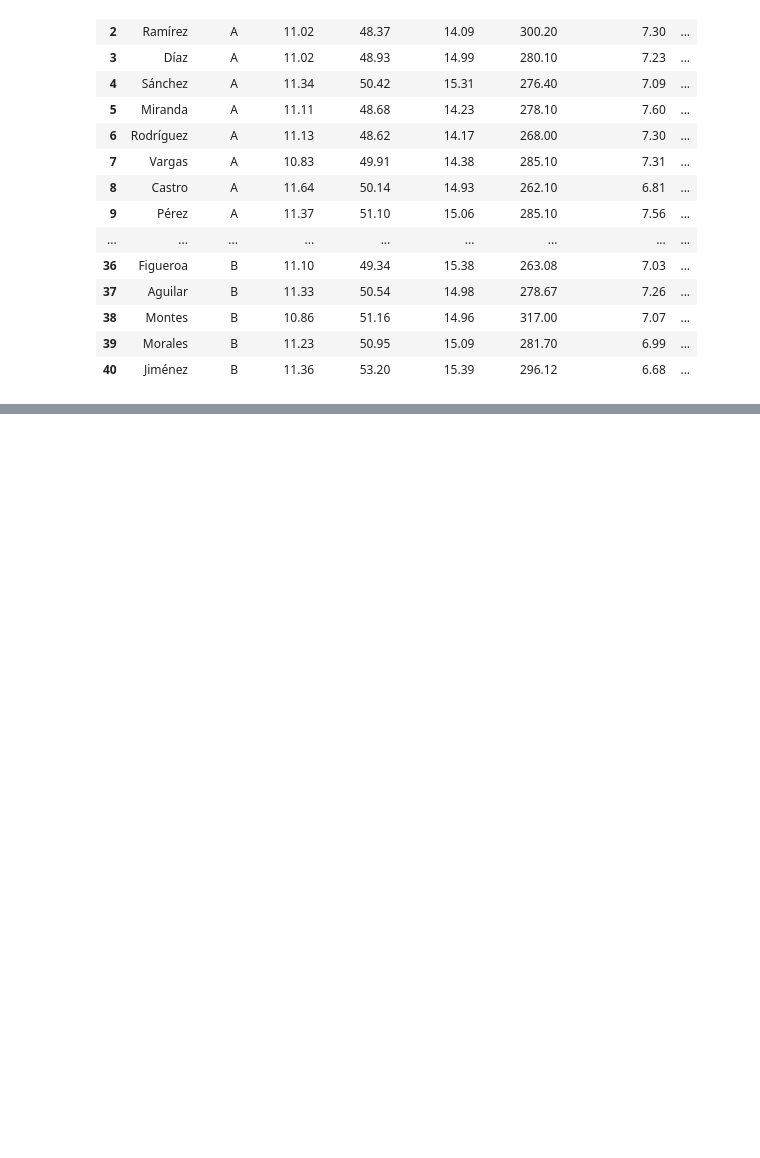
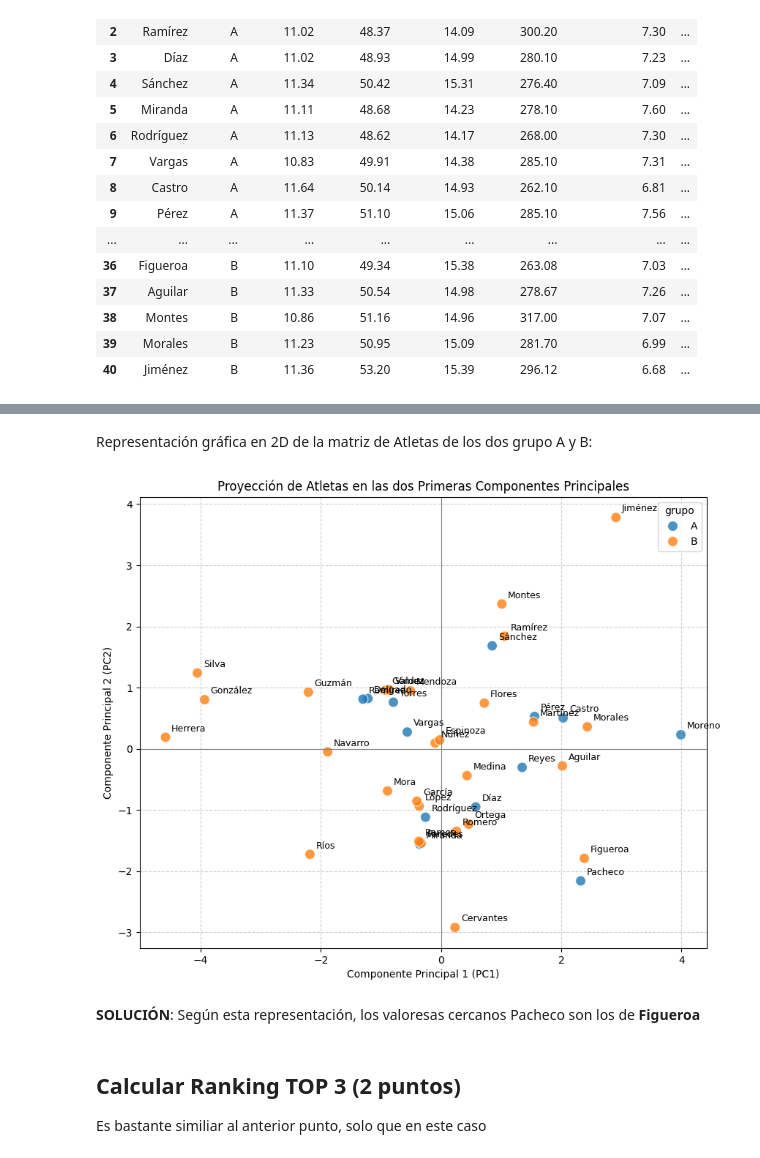
Before and after one commit to javierraneros-cell/UD2-Mineria-de-Datos---Colab-, a Jupyter notebook: Practica_UD2_ATLETAS.ipynb, the cells around one changed output, grey strips where cells are left out. Drawn from its saved outputs; the diff is of its cells as text; code cells hidden in the pictures; blank space fills up the shorter version.

```diff
--- a/Practica_UD2_ATLETAS.ipynb
+++ b/Practica_UD2_ATLETAS.ipynb
@@ -629,0 +901,27 @@ Análisis de componentes principales y calcular tanto las componentes principale
+# %% [markdown]
+Representación gráfica en 2D de la matriz de Atletas de los dos grupo A y B:
+# %%
+import matplotlib.pyplot as plt
+import seaborn as sns
+
+plt.figure(figsize=(10, 8))
+sns.scatterplot(x='PC1', y='PC2', hue='grupo', data=df_projected_2d, s=100, alpha=0.8)
+
+for i, row in df_projected_2d.iterrows():
+    plt.text(row['PC1'] + 0.1, row['PC2'] + 0.1, row['alumno'], fontsize=9)
+
+plt.title('Proyección de Atletas en las dos Primeras Componentes Principales')
+plt.xlabel('Componente Principal 1 (PC1)')
+plt.ylabel('Componente Principal 2 (PC2)')
+plt.grid(True, linestyle='--', alpha=0.6)
+plt.axhline(0, color='grey', linewidth=0.8)
+plt.axvline(0, color='grey', linewidth=0.8)
+plt.show()
+# %% [output]
+[figure, added]
+# %% [markdown]
+**SOLUCIÓN**: Según esta representación, los valoresas cercanos Pacheco son los de **Figueroa**
+# %% [markdown]
+## **Calcular Ranking TOP 3** (2 puntos)
+
+Es bastante similiar al anterior punto, solo que en este caso
```
Also changed, not shown: parts of 18 cells of this notebook.
